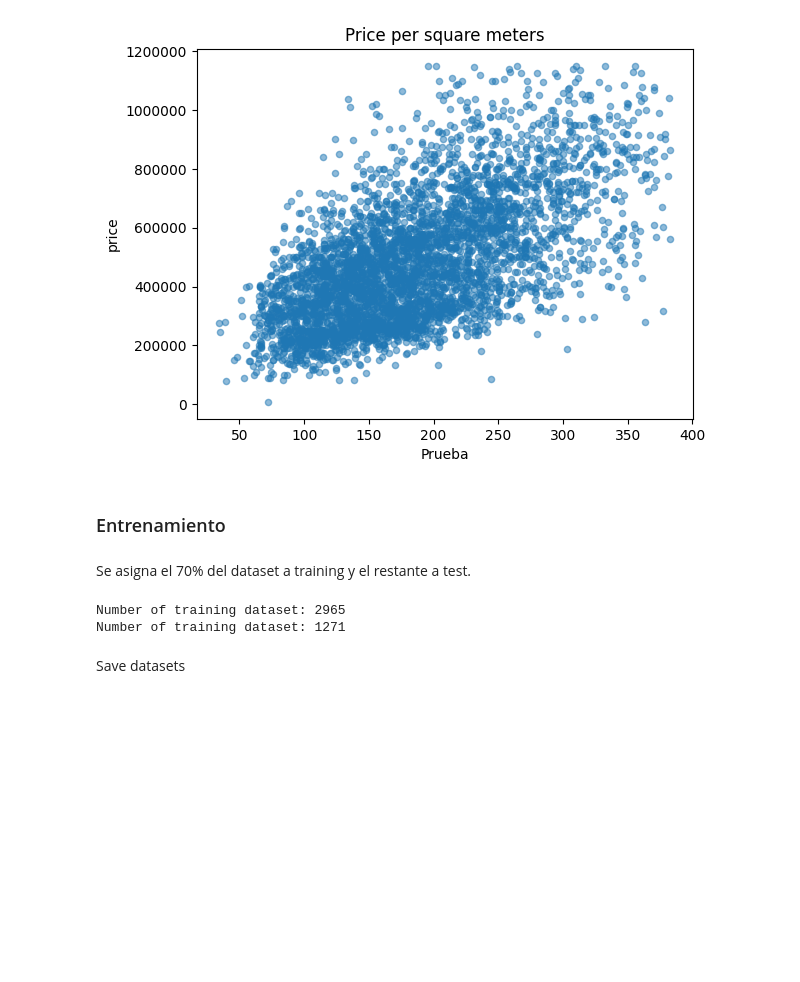
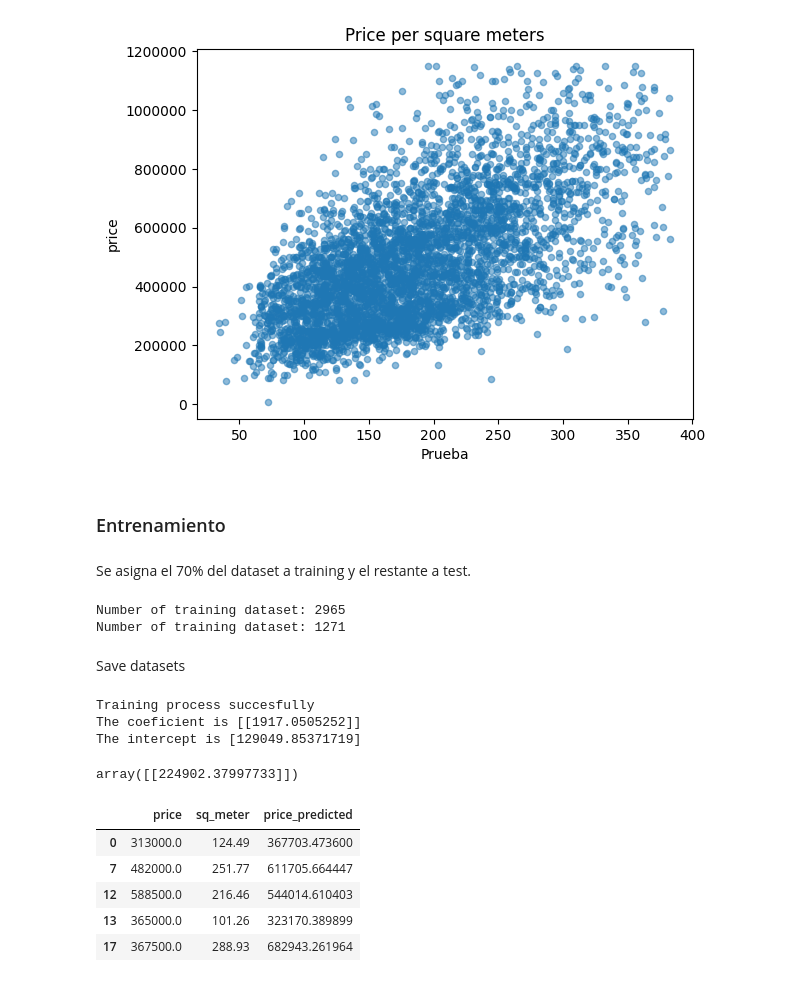
Before and after one commit to luiscopete/houseprice_prediction, a Jupyter notebook: house_prediction_notebook.ipynb, the cells around one changed output. Saved outputs shown, nothing was run; the diff lists cells and outputs as text; code cells hidden in the pictures; blank space fills up the shorter version.

```diff
--- a/house_prediction_notebook.ipynb
+++ b/house_prediction_notebook.ipynb
@@ -138,3 +156,40 @@ Save datasets
 # %%
 training.to_csv('training.csv', index=False)
 test.to_csv('test.csv', index=False)
+# %%
+def train_model():
+    try:
+        x_train = np.array(training['sq_meter']).reshape(-1, 1)
+        y_train = np.array(training['price']).reshape(-1, 1)
+        reg = LinearRegression()
+        reg.fit(x_train, y_train)
+
+    except Exception as e:
+        msg = 'Error during the training'
+        raise ValueError(msg) from e
+    else:
+        print(f'Training process succesfully')
+        print(f'The coeficient is {reg.coef_}')
+        print(f'The intercept is {reg.intercept_}')
+
+#Execute training
+train_model()
+
+#prediction
+reg.predict(np.array([[50]]))
+# %% [output]
+Training process succesfully
+The coeficient is [[1917.0505252]]
+The intercept is [129049.85371719]
+array([[224902.37997733]])
+# %%
+test['price_predicted'] = reg.predict(np.array(test['sq_meter']).reshape(-1,1))
+
+test.head()
+# %% [output]
+|  | price | sq_meter | price_predicted |
+| 0 | 313000.0 | 124.49 | 367703.473600 |
+| 7 | 482000.0 | 251.77 | 611705.664447 |
+| 12 | 588500.0 | 216.46 | 544014.610403 |
+| 13 | 365000.0 | 101.26 | 323170.389899 |
+| 17 | 367500.0 | 288.93 | 682943.261964 |
```
Also changed, not shown: parts of 8 cells of this notebook.
